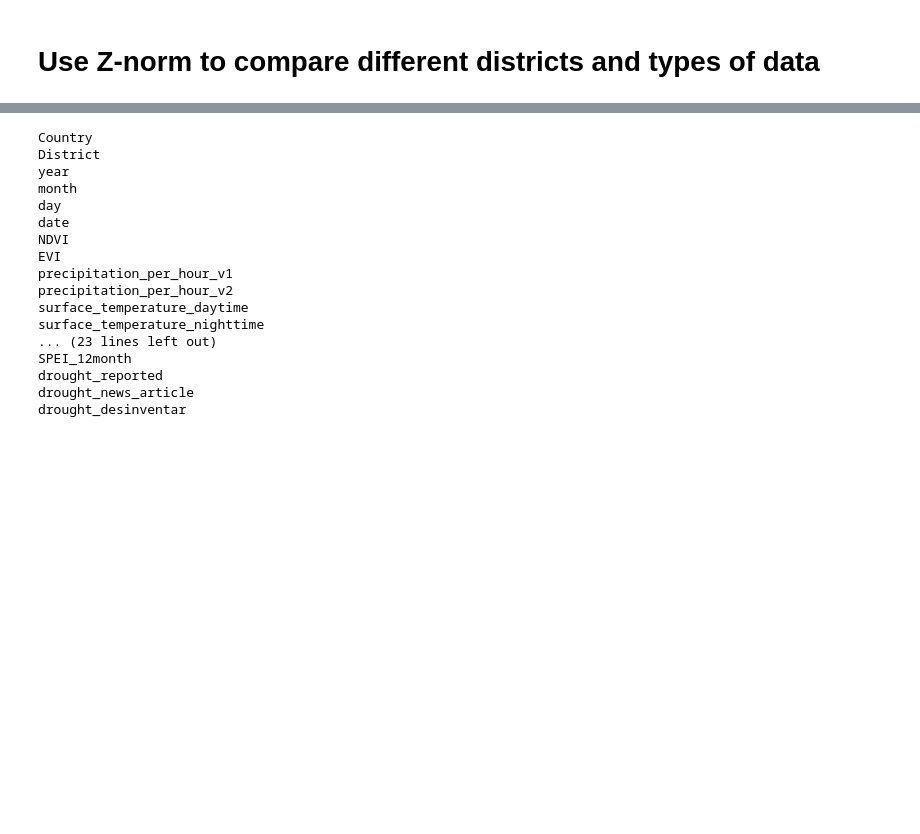
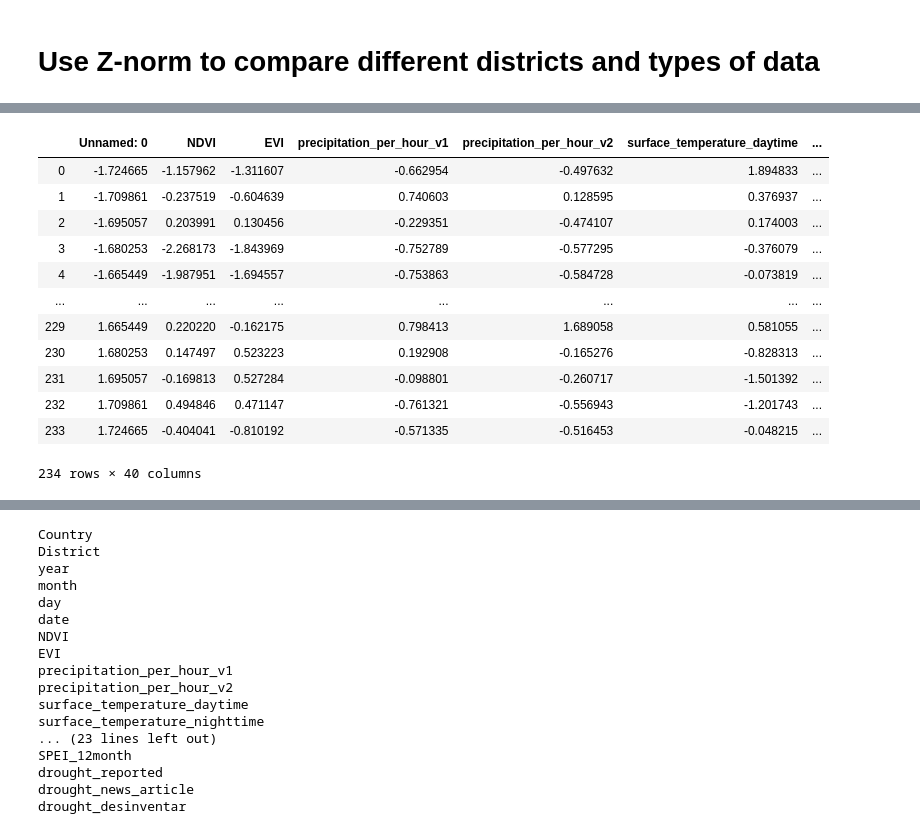
Before and after one commit to rodekruis/Drought_IBF, a Jupyter notebook: experiments/normalize data by district .ipynb, the cells around one changed output, grey strips where cells are left out. Cells and saved outputs as stored; diff of their text form; code cells hidden in the pictures; blank space fills up the shorter version.

```diff
--- a/experiments/normalize data by district .ipynb
+++ b/experiments/normalize data by district .ipynb
@@ -229,0 +247,16 @@ Uganda[Uganda.drought_reported][Uganda.District=='ABIM']
+# %%
+normed_satelite_data
+# %% [output]
+|  | Unnamed: 0 | NDVI | EVI | precipitation_per_hour_v1 | precipitation_per_hour_v2 | surface_temperature_daytime | ... |
+| 0 | -1.724665 | -1.157962 | -1.311607 | -0.662954 | -0.497632 | 1.894833 | ... |
+| 1 | -1.709861 | -0.237519 | -0.604639 | 0.740603 | 0.128595 | 0.376937 | ... |
+| 2 | -1.695057 | 0.203991 | 0.130456 | -0.229351 | -0.474107 | 0.174003 | ... |
+| 3 | -1.680253 | -2.268173 | -1.843969 | -0.752789 | -0.577295 | -0.376079 | ... |
+| 4 | -1.665449 | -1.987951 | -1.694557 | -0.753863 | -0.584728 | -0.073819 | ... |
+| ... | ... | ... | ... | ... | ... | ... | ... |
+| 229 | 1.665449 | 0.220220 | -0.162175 | 0.798413 | 1.689058 | 0.581055 | ... |
+| 230 | 1.680253 | 0.147497 | 0.523223 | 0.192908 | -0.165276 | -0.828313 | ... |
+| 231 | 1.695057 | -0.169813 | 0.527284 | -0.098801 | -0.260717 | -1.501392 | ... |
+| 232 | 1.709861 | 0.494846 | 0.471147 | -0.761321 | -0.556943 | -1.201743 | ... |
+| 233 | 1.724665 | -0.404041 | -0.810192 | -0.571335 | -0.516453 | -0.048215 | ... |
+234 rows × 40 columns
```
Also changed, not shown: parts of 13 cells of this notebook.
